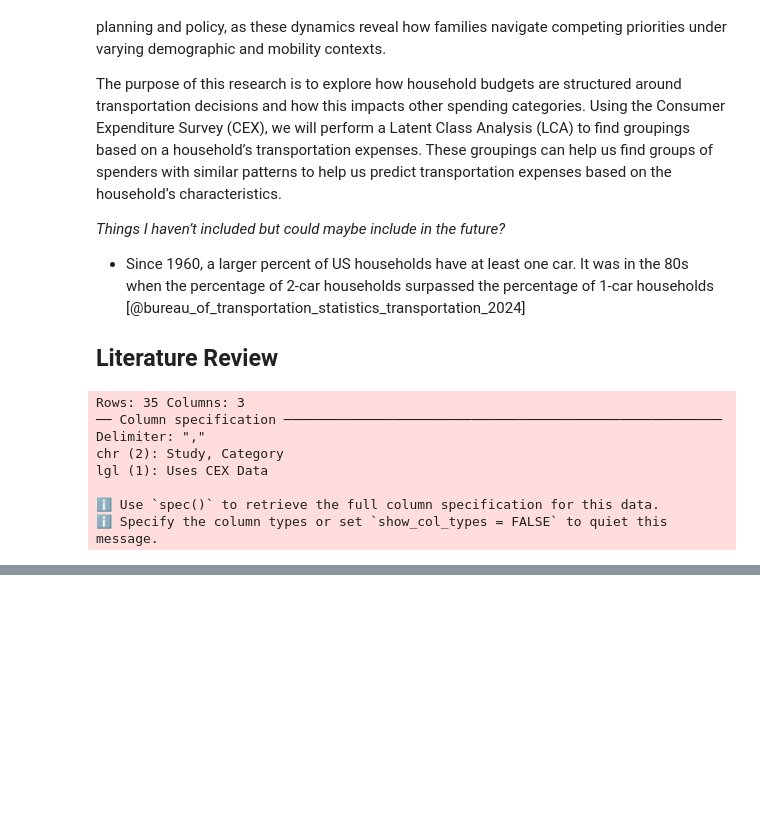
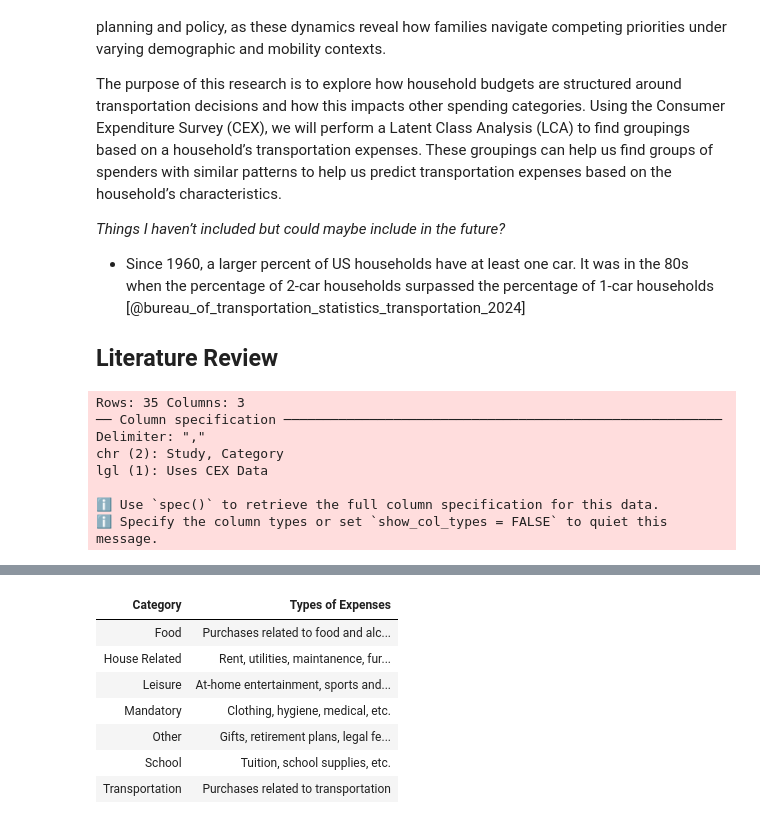
Before and after one commit to KamrynMansfield/transpo_budget_ces, a Jupyter notebook: index.embed.ipynb, the cells around one changed output, grey strips where cells are left out. Drawn from its saved outputs; the diff is of its cells as text; code cells hidden in the pictures; blank space fills up the shorter version.

```diff
--- a/index.embed.ipynb
+++ b/index.embed.ipynb
@@ -2033,0 +228,15 @@ create_nice_covariate_tbl(final_model, lcm_data, covariates)
+# %%
+expense_categories <- read.csv("data/tables/ce_expense_categories.csv")
+
+names(expense_categories) <- c("Category", "Types of Expenses")
+
+gt(expense_categories)
+# %% [output]
+| Category | Types of Expenses |
+| Food | Purchases related to food and alc... |
+| House Related | Rent, utilities, maintanence, fur... |
+| Leisure | At-home entertainment, sports and... |
+| Mandatory | Clothing, hygiene, medical, etc. |
+| Other | Gifts, retirement plans, legal fe... |
+| School | Tuition, school supplies, etc. |
+| Transportation | Purchases related to transportation |
```
Also changed, not shown: parts of 12 cells of this notebook, 28 other files.
